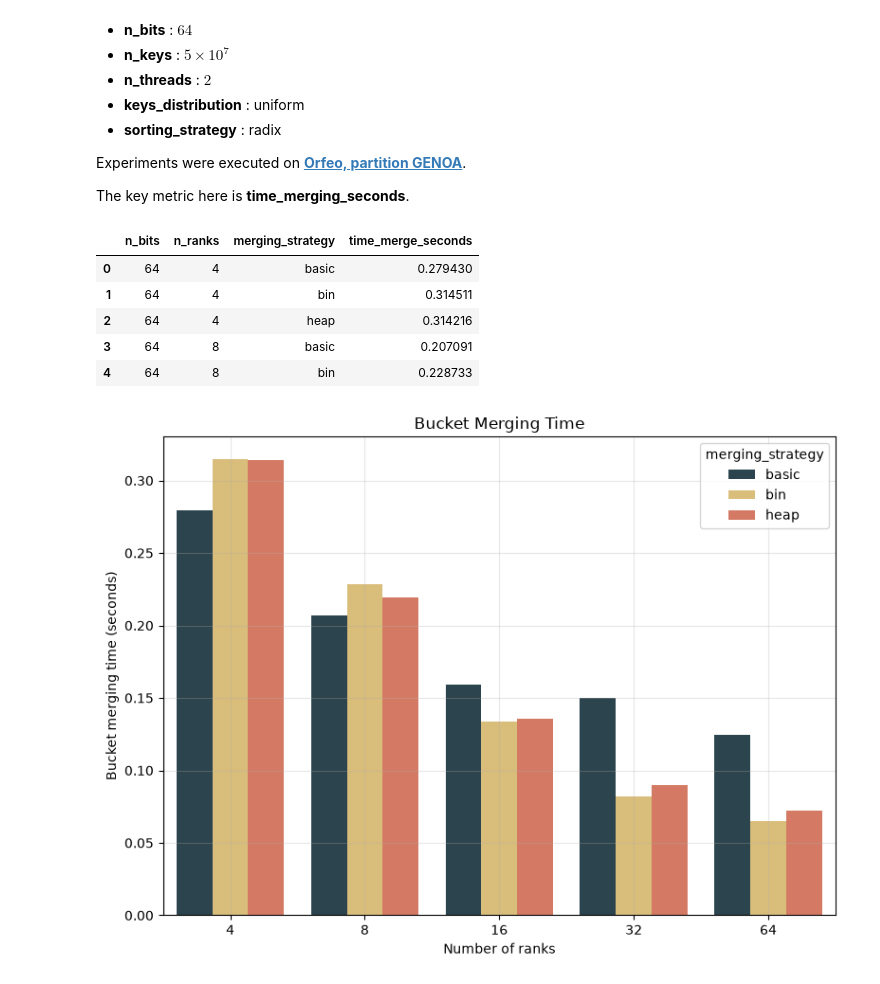
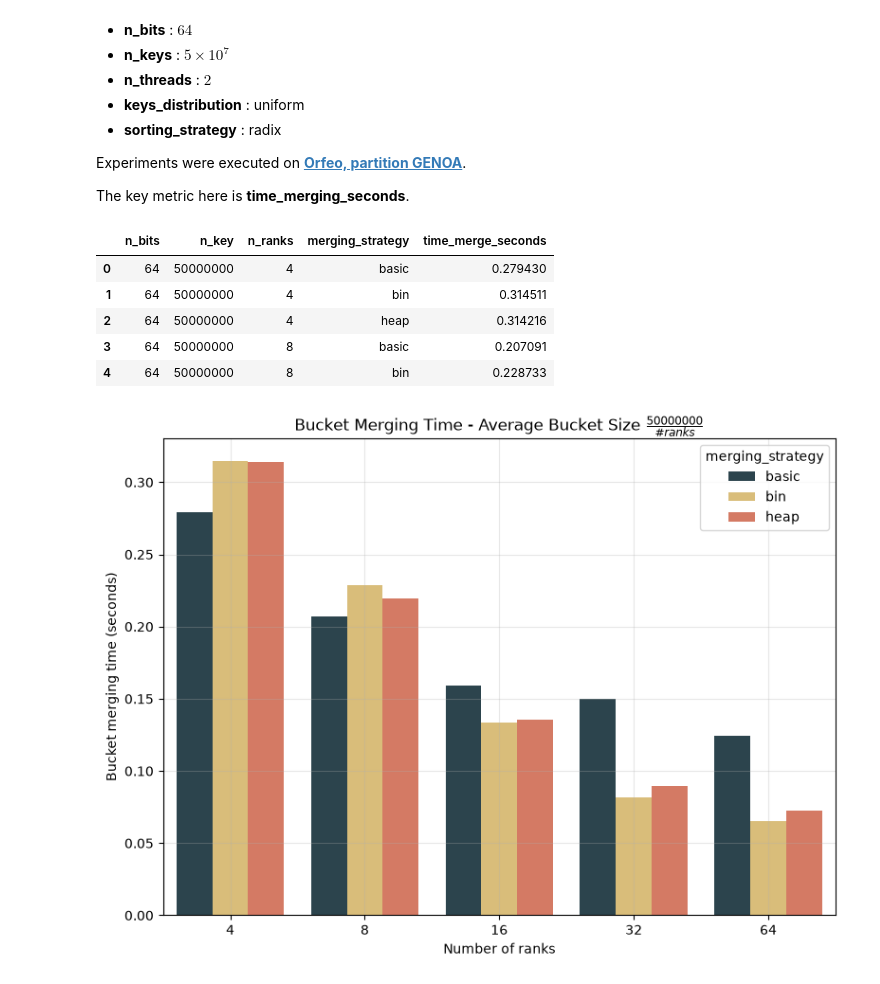
Before and after one commit to frekkoz3/Parallel-Sample-Sort, a Jupyter notebook: Script/merging_comparison.ipynb, the cells around one changed output. Saved outputs shown, nothing was run; the diff lists cells and outputs as text; code cells hidden in the pictures.

```diff
--- a/Script/merging_comparison.ipynb
+++ b/Script/merging_comparison.ipynb
@@ -28,38 +28,38 @@ import seaborn as sns
 # %%
 results = pd.read_csv("../Parallel/results/merging_comparison.csv")
 results = results[
-    ["n_bits", "n_ranks", "merging_strategy", "time_merge_seconds"]
+    ["n_bits", "n_key", "n_ranks", "merging_strategy", "time_merge_seconds"]
 ]
 results.head()
 # %% [output]
-|  | n_bits | n_ranks | merging_strategy | time_merge_seconds |
-| 0 | 64 | 4 | basic | 0.279430 |
-| 1 | 64 | 4 | bin | 0.314511 |
-| 2 | 64 | 4 | heap | 0.314216 |
-| 3 | 64 | 8 | basic | 0.207091 |
-| 4 | 64 | 8 | bin | 0.228733 |
+|  | n_bits | n_key | n_ranks | merging_strategy | time_merge_seconds |
+| 0 | 64 | 50000000 | 4 | basic | 0.279430 |
+| 1 | 64 | 50000000 | 4 | bin | 0.314511 |
+| 2 | 64 | 50000000 | 4 | heap | 0.314216 |
+| 3 | 64 | 50000000 | 8 | basic | 0.207091 |
+| 4 | 64 | 50000000 | 8 | bin | 0.228733 |
 # %%
 custom_palette = {
     "basic" : "#264653",
     "bin" : "#e9c46a",
     "heap" : "#E76F51"
 }
 
 plt.figure(figsize=(8, 6))
 
 sns.barplot(
     data=results,
     x="n_ranks",
     y="time_merge_seconds",
     hue="merging_strategy",
     palette=custom_palette
 )
 
 plt.xlabel("Number of ranks")
 plt.ylabel("Bucket merging time (seconds)")
-plt.title(f"Bucket Merging Time")
+plt.title(r"Bucket Merging Time - Average Bucket Size $\frac{50000000}{ \# ranks}$")
 plt.grid(True, alpha=0.3)
 plt.tight_layout()
 plt.show()
 # %% [output]
-[figure, old version]
+[figure, new version]
```
Also changed, not shown: 2 other files.
